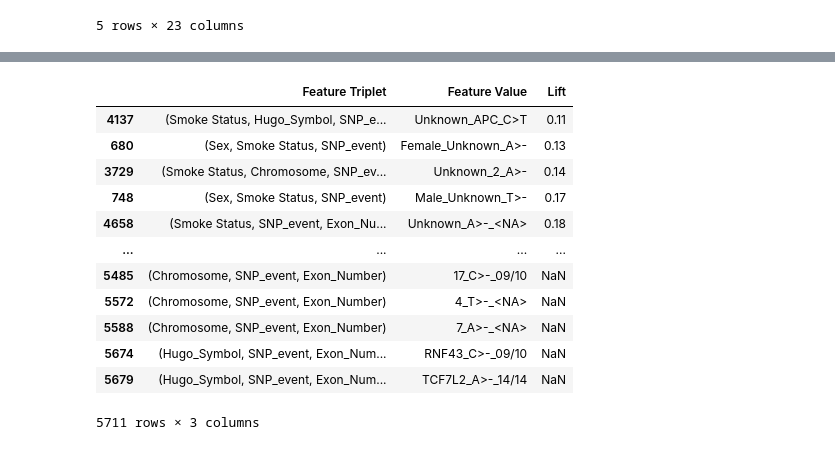
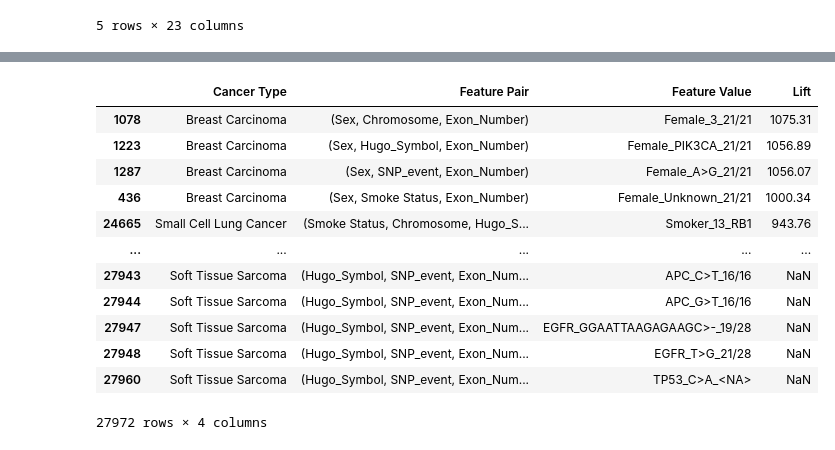
Before and after one commit to Taneun/OncoHypothesis-LLM-Ranker, a Jupyter notebook: pan_cancer/tal_data_preprocessing_new.ipynb, the cells around one changed output, grey strips where cells are left out. Drawn from its saved outputs; the diff is of its cells as text; code cells hidden in the pictures.

```diff
--- a/pan_cancer/tal_data_preprocessing_new.ipynb
+++ b/pan_cancer/tal_data_preprocessing_new.ipynb
@@ -394,6 +256,5 @@ data.head()
 # %%
 # Select a subset of columns to analyze (e.g., most relevant ones)
-columns_to_combine = ['Sex', 'Smoke Status', 'Chromosome', 'Hugo_Symbol', 'SNP_event', 'Exon_Number']
-
-# Generate pairwise combinations of features
-feature_combinations = list(combinations(columns_to_combine, 2))
+columns_to_combine = ['Sex', 'Smoke Status', 'Chromosome', 'Hugo_Symbol', 'SNP_event', "Consequence", 'Exon_Number',
+                      "Diagnosis Age", "TMB (nonsynonymous)", "Position", "Protein_position", "Codons", "VAR_TYPE_SX",
+                      "Site1_Hugo_Symbol", "Site2_Hugo_Symbol", "Event_Info"]
@@ -443,9 +286,10 @@ P_B: 0.18437104602194399
 # Flatten the results for easy visualization
 lift_results = []
 
-for feature_pair, lift in lifts:
+for cancer_type, feature_pair, lift in lifts:
     for feature_value, lift_value in lift.items():
         lift_results.append({
+            'Cancer Type': cancer_type,
             'Feature Pair': feature_pair,
             'Feature Value': feature_value,
             'Lift': lift_value
@@ -487,0 +320,8 @@ lift_df.head(100)
+# %%
+# f = data[data["Chromosome"] == "nan"]
+# f = data[data["Chromosome"].isna()]
+# f = f[f["Cancer Type"] == "Soft Tissue Sarcoma"]
+f = data[data["Exon_Number"] == "21/21"]
+# f = f[f["Smoke Status"] == "UnKnown"]
+f = f[f["Sex"] == "Female"]
+f.head(100)
@@ -550,10 +378,11 @@ for feature_triplet in feature_combinations_3:
 # Flatten the results for easy visualization
 lift_results = []
 
-for feature_triplet, lift in lifts:
+for cancer_type, feature_pair, lift in lifts:
     for feature_value, lift_value in lift.items():
         lift_results.append({
-            'Feature Triplet': feature_triplet,
+            'Cancer Type': cancer_type,
+            'Feature Pair': feature_pair,
             'Feature Value': feature_value,
             'Lift': lift_value
         })
@@ -561,21 +390,21 @@ for feature_triplet, lift in lifts:
 lift_df = pd.DataFrame(lift_results)
 lift_df = lift_df.sort_values(by='Lift', ascending=False)
 # %%
-lift_df.sort_values(by='Lift', ascending=True)
+lift_df.sort_values(by='Lift', ascending=False)
 # %% [output]
-|  | Feature Triplet | Feature Value | Lift |
-| 4137 | (Smoke Status, Hugo_Symbol, SNP_e... | Unknown_APC_C>T | 0.11 |
-| 680 | (Sex, Smoke Status, SNP_event) | Female_Unknown_A>- | 0.13 |
-| 3729 | (Smoke Status, Chromosome, SNP_ev... | Unknown_2_A>- | 0.14 |
-| 748 | (Sex, Smoke Status, SNP_event) | Male_Unknown_T>- | 0.17 |
-| 4658 | (Smoke Status, SNP_event, Exon_Nu... | Unknown_A>-_<NA> | 0.18 |
-| ... | ... | ... | ... |
-| 5485 | (Chromosome, SNP_event, Exon_Number) | 17_C>-_09/10 | NaN |
-| 5572 | (Chromosome, SNP_event, Exon_Number) | 4_T>-_<NA> | NaN |
-| 5588 | (Chromosome, SNP_event, Exon_Number) | 7_A>-_<NA> | NaN |
-| 5674 | (Hugo_Symbol, SNP_event, Exon_Num... | RNF43_C>-_09/10 | NaN |
-| 5679 | (Hugo_Symbol, SNP_event, Exon_Num... | TCF7L2_A>-_14/14 | NaN |
+|  | Cancer Type | Feature Pair | Feature Value | Lift |
+| 1078 | Breast Carcinoma | (Sex, Chromosome, Exon_Number) | Female_3_21/21 | 1075.31 |
+| 1223 | Breast Carcinoma | (Sex, Hugo_Symbol, Exon_Number) | Female_PIK3CA_21/21 | 1056.89 |
+| 1287 | Breast Carcinoma | (Sex, SNP_event, Exon_Number) | Female_A>G_21/21 | 1056.07 |
+| 436 | Breast Carcinoma | (Sex, Smoke Status, Exon_Number) | Female_Unknown_21/21 | 1000.34 |
+| 24665 | Small Cell Lung Cancer | (Smoke Status, Chromosome, Hugo_S... | Smoker_13_RB1 | 943.76 |
+| ... | ... | ... | ... | ... |
+| 27943 | Soft Tissue Sarcoma | (Hugo_Symbol, SNP_event, Exon_Num... | APC_C>T_16/16 | NaN |
+| 27944 | Soft Tissue Sarcoma | (Hugo_Symbol, SNP_event, Exon_Num... | APC_G>T_16/16 | NaN |
+| 27947 | Soft Tissue Sarcoma | (Hugo_Symbol, SNP_event, Exon_Num... | EGFR_GGAATTAAGAGAAGC>-_19/28 | NaN |
+| 27948 | Soft Tissue Sarcoma | (Hugo_Symbol, SNP_event, Exon_Num... | EGFR_T>G_21/28 | NaN |
+| 27960 | Soft Tissue Sarcoma | (Hugo_Symbol, SNP_event, Exon_Num... | TP53_C>A_<NA> | NaN |
-5711 rows × 3 columns
+27972 rows × 4 columns
 # %%
 filter_triple_data = data[data["Smoke Status"] == "Nonsmoker"]
 filter_triple_data = filter_triple_data[filter_triple_data["Hugo_Symbol"] == "TP53"]
```
Also changed, not shown: parts of 37 cells of this notebook, 3 other files.
